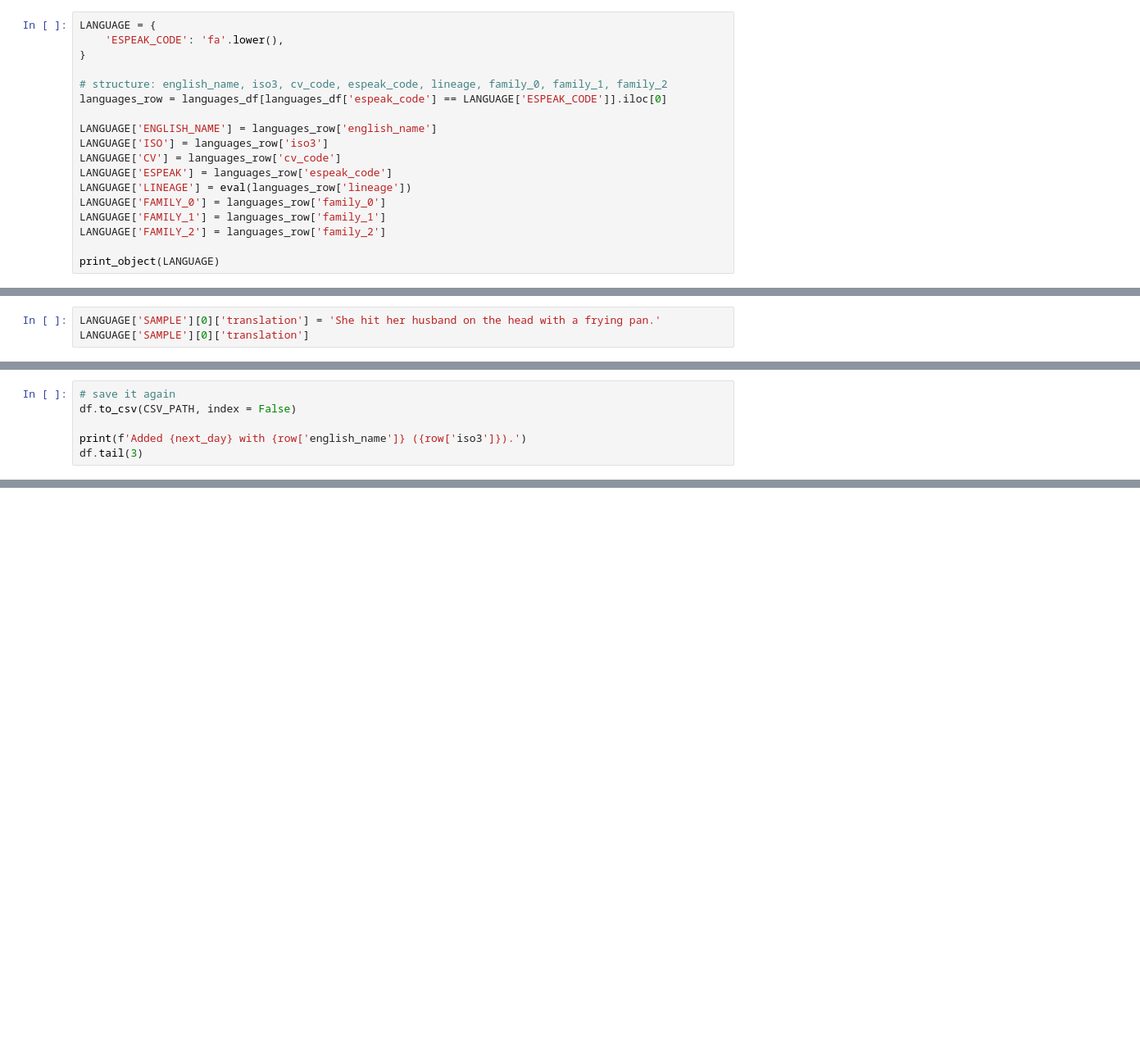
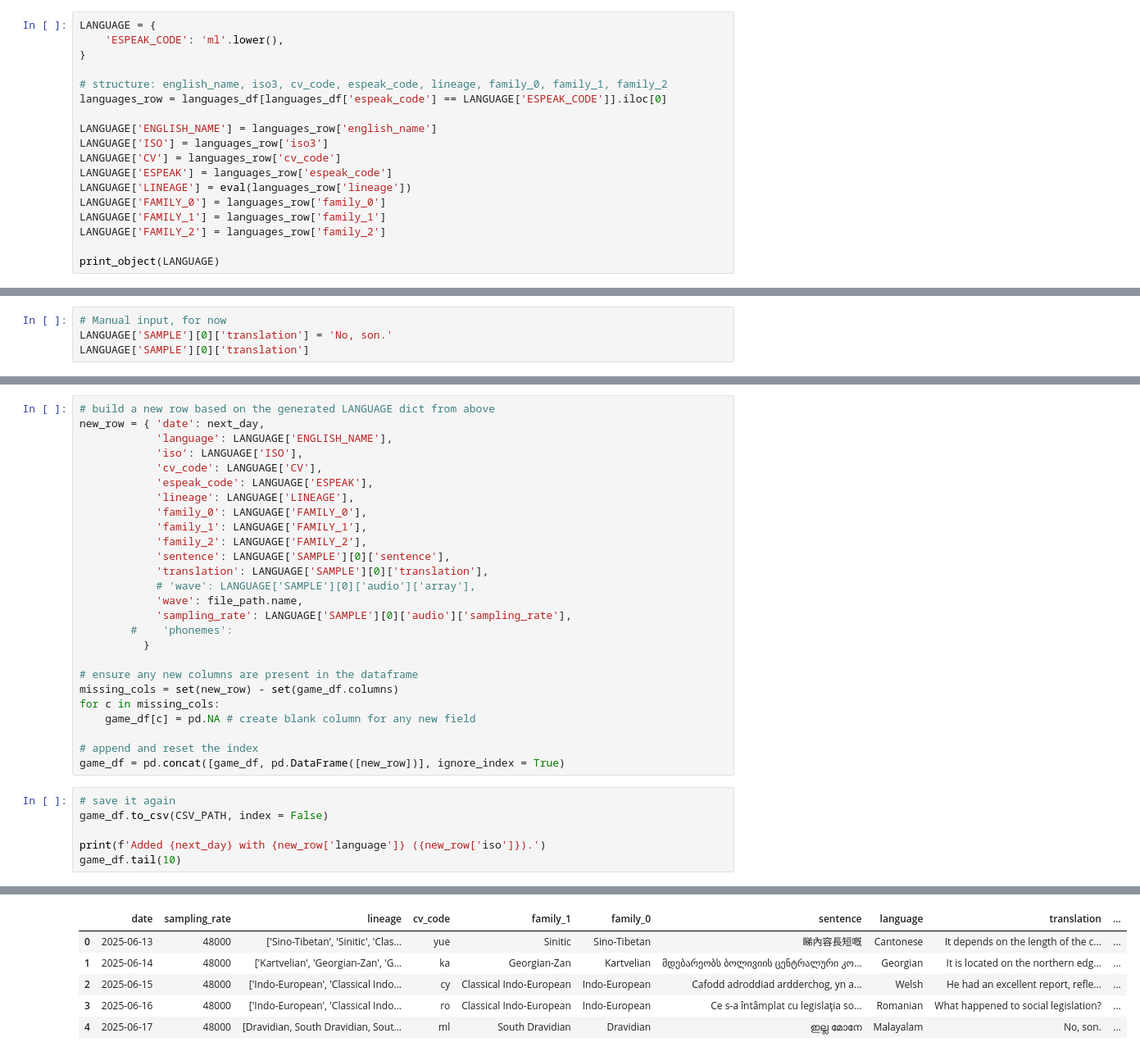
Before and after one commit to RaymondTana/Langr, a Jupyter notebook: example_generator.ipynb, the cells around one changed output, grey strips where cells are left out. Shown at 82% size. Saved outputs shown, nothing was run; the diff lists cells and outputs as text; blank space fills up the shorter version.

Commit message:
added game site and new examples

```diff
--- a/example_generator.ipynb
+++ b/example_generator.ipynb
@@ -39,6 +56,6 @@ languages_df = pd.read_csv('languages.csv')
 # %%
 LANGUAGE = {
-    'ESPEAK_CODE': 'fa'.lower(),
+    'ESPEAK_CODE': 'ml'.lower(),
 }
 
 # structure: english_name, iso3, cv_code, espeak_code, lineage, family_0, family_1, family_2
@@ -113,4 +142,5 @@ LANGUAGE['SAMPLE'][0]['sentence']
 # %%
-LANGUAGE['SAMPLE'][0]['translation'] = 'She hit her husband on the head with a frying pan.'
+# Manual input, for now
+LANGUAGE['SAMPLE'][0]['translation'] = 'No, son.'
 LANGUAGE['SAMPLE'][0]['translation']
 # %% [output]
@@ -155,6 +185,33 @@ df = pd.concat([df, pd.DataFrame([row])], ignore_index = True)
+# %%
+# build a new row based on the generated LANGUAGE dict from above
+new_row = { 'date': next_day,
+            'language': LANGUAGE['ENGLISH_NAME'],
+            'iso': LANGUAGE['ISO'],
+            'cv_code': LANGUAGE['CV'],
+            'espeak_code': LANGUAGE['ESPEAK'],
+            'lineage': LANGUAGE['LINEAGE'],
+            'family_0': LANGUAGE['FAMILY_0'],
+            'family_1': LANGUAGE['FAMILY_1'],
+            'family_2': LANGUAGE['FAMILY_2'],
+            'sentence': LANGUAGE['SAMPLE'][0]['sentence'],
+            'translation': LANGUAGE['SAMPLE'][0]['translation'],
+            # 'wave': LANGUAGE['SAMPLE'][0]['audio']['array'],
+            'wave': file_path.name,
+            'sampling_rate': LANGUAGE['SAMPLE'][0]['audio']['sampling_rate'],
+        #    'phonemes':
+          }
+
+# ensure any new columns are present in the dataframe
+missing_cols = set(new_row) - set(game_df.columns)
+for c in missing_cols:
+    game_df[c] = pd.NA # create blank column for any new field
+
+# append and reset the index
+game_df = pd.concat([game_df, pd.DataFrame([new_row])], ignore_index = True)
 # %%
 # save it again
-df.to_csv(CSV_PATH, index = False)
+game_df.to_csv(CSV_PATH, index = False)
 
-print(f'Added {next_day} with {row['english_name']} ({row['iso3']}).')
-df.tail(3)
+print(f'Added {next_day} with {new_row['language']} ({new_row['iso']}).')
+game_df.tail(10)
+# %% [output]
@@ -160,0 +219,6 @@ df.tail(3)
+|  | date | sampling_rate | lineage | cv_code | family_1 | family_0 | sentence | language | translation | ... |
+| 0 | 2025-06-13 | 48000 | ['Sino-Tibetan', 'Sinitic', 'Clas... | yue | Sinitic | Sino-Tibetan | 睇內容長短嘅 | Cantonese | It depends on the length of the c... | ... |
+| 1 | 2025-06-14 | 48000 | ['Kartvelian', 'Georgian-Zan', 'G... | ka | Georgian-Zan | Kartvelian | მდებარეობს ბოლივიის ცენტრალური კო... | Georgian | It is located on the northern edg... | ... |
+| 2 | 2025-06-15 | 48000 | ['Indo-European', 'Classical Indo... | cy | Classical Indo-European | Indo-European | Cafodd adroddiad ardderchog, yn a... | Welsh | He had an excellent report, refle... | ... |
+| 3 | 2025-06-16 | 48000 | ['Indo-European', 'Classical Indo... | ro | Classical Indo-European | Indo-European | Ce s-a întâmplat cu legislaţia so... | Romanian | What happened to social legislation? | ... |
+| 4 | 2025-06-17 | 48000 | [Dravidian, South Dravidian, Sout... | ml | South Dravidian | Dravidian | ഇല്ല മോനേ | Malayalam | No, son. | ... |
```
Also changed, not shown: parts of 16 cells of this notebook, 14 other files.
